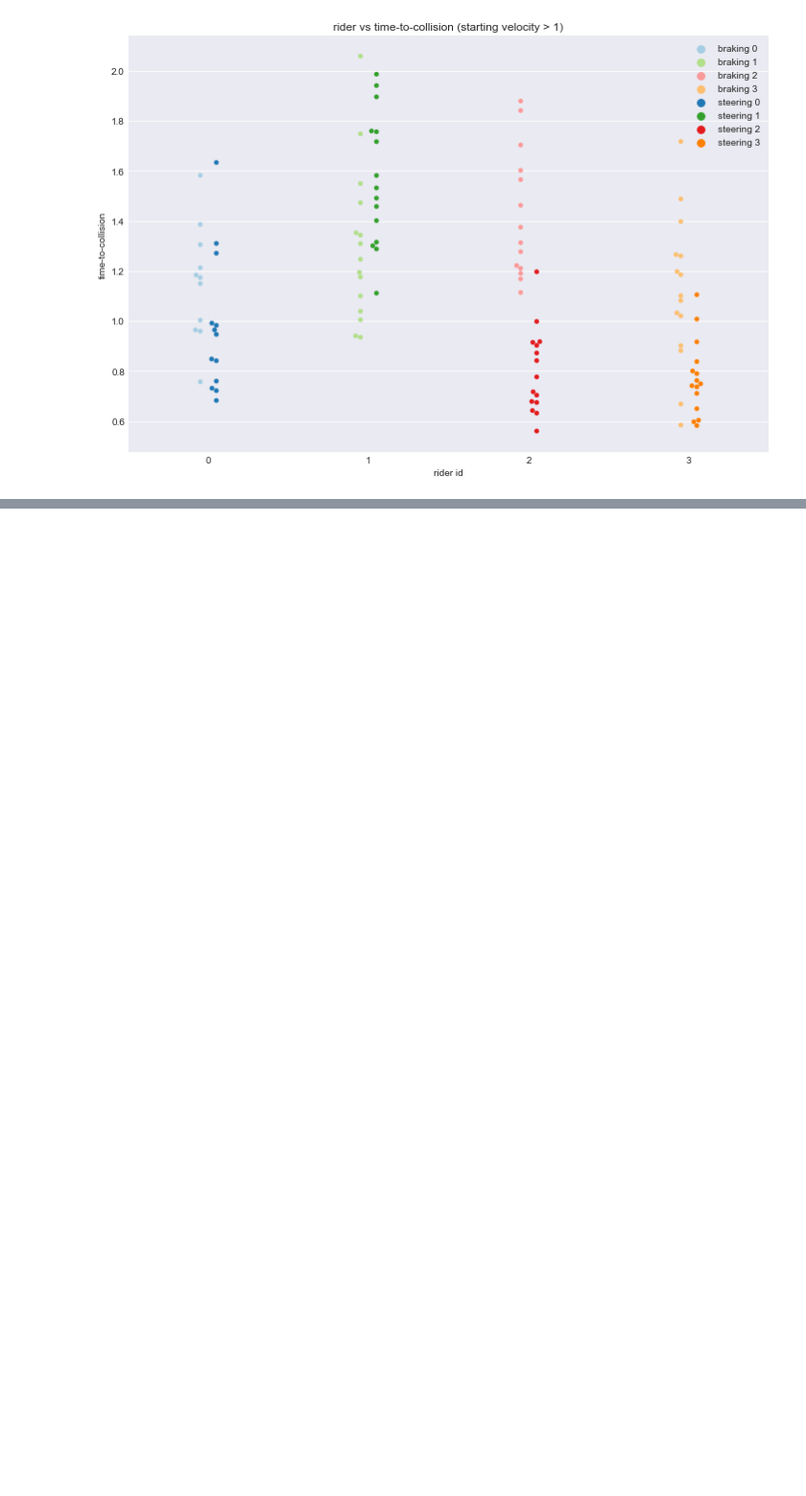
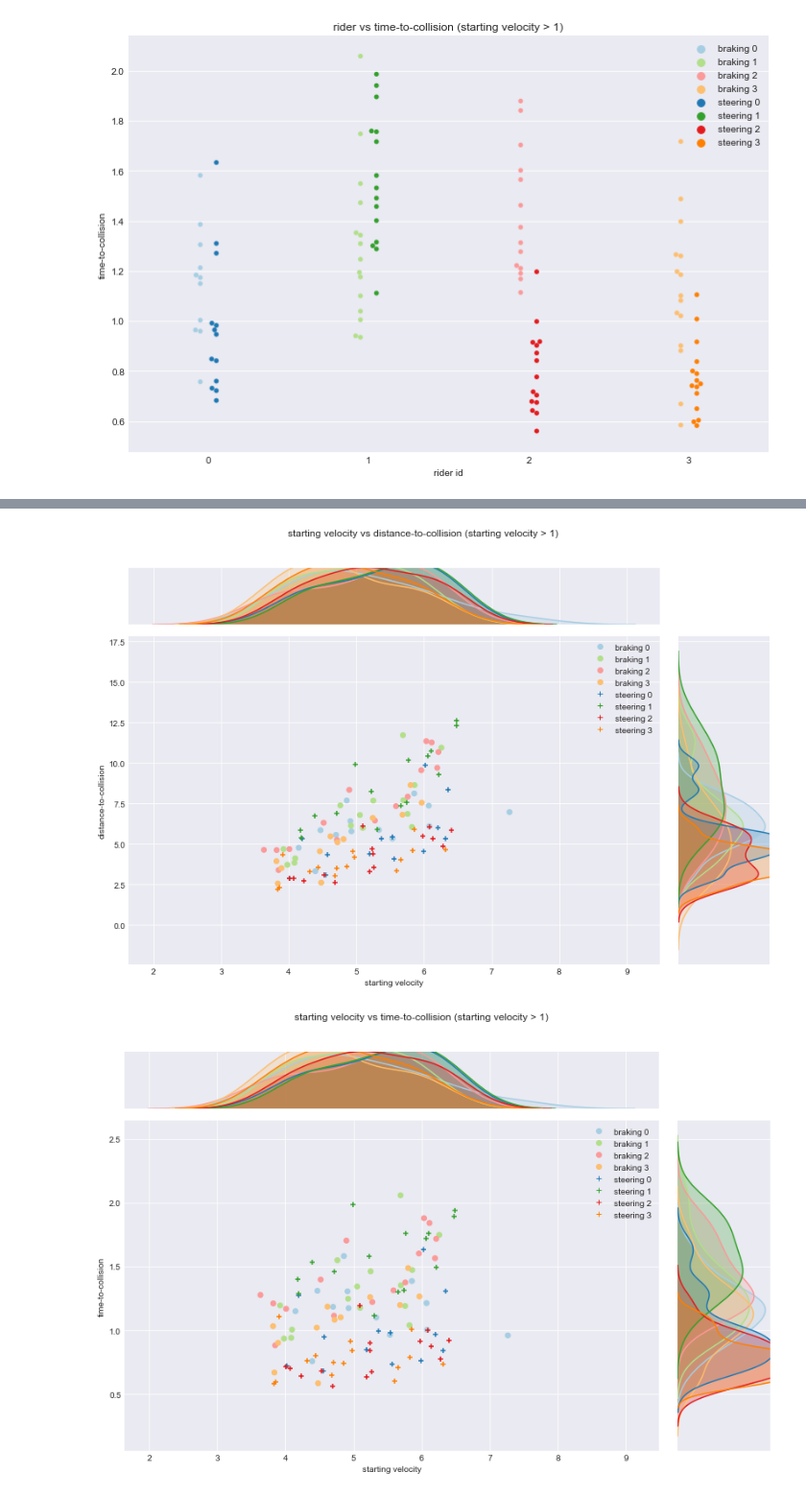
Before and after one commit to oliverlee/antlia, a Jupyter notebook: python/notebooks/compare_ttc.ipynb, the cells around one changed output, grey strips where cells are left out. Shown at 96% size. Saved outputs shown, nothing was run; the diff lists cells and outputs as text; code cells hidden in the pictures; blank space fills up the shorter version.

Commit message:
Add key based color option for combined jointplot
Add option to use a dataframe column as a color key. This plots braking
and steering event types with different color shades and markers.

```diff
--- a/python/notebooks/compare_ttc.ipynb
+++ b/python/notebooks/compare_ttc.ipynb
@@ -146,0 +179,8 @@ plt.show()
+# %%
+plt.close('all')
+g = plot_combined_joint('starting velocity', 'distance-to-collision', valid_velocities, 'rider id')
+g = plot_combined_joint('starting velocity', 'time-to-collision', valid_velocities, 'rider id')
+plt.show()
+# %% [output]
+[figure, added]
+[figure, added]
```
Also changed, not shown: parts of 3 cells of this notebook, 1 other file.
